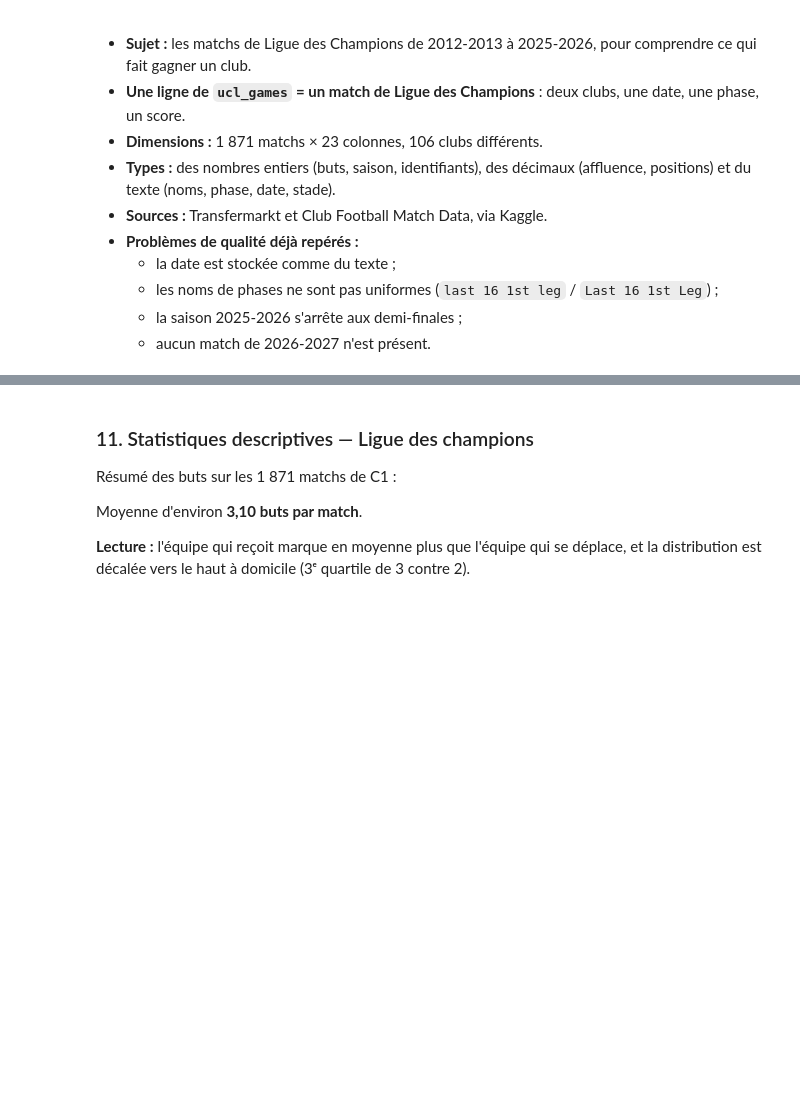
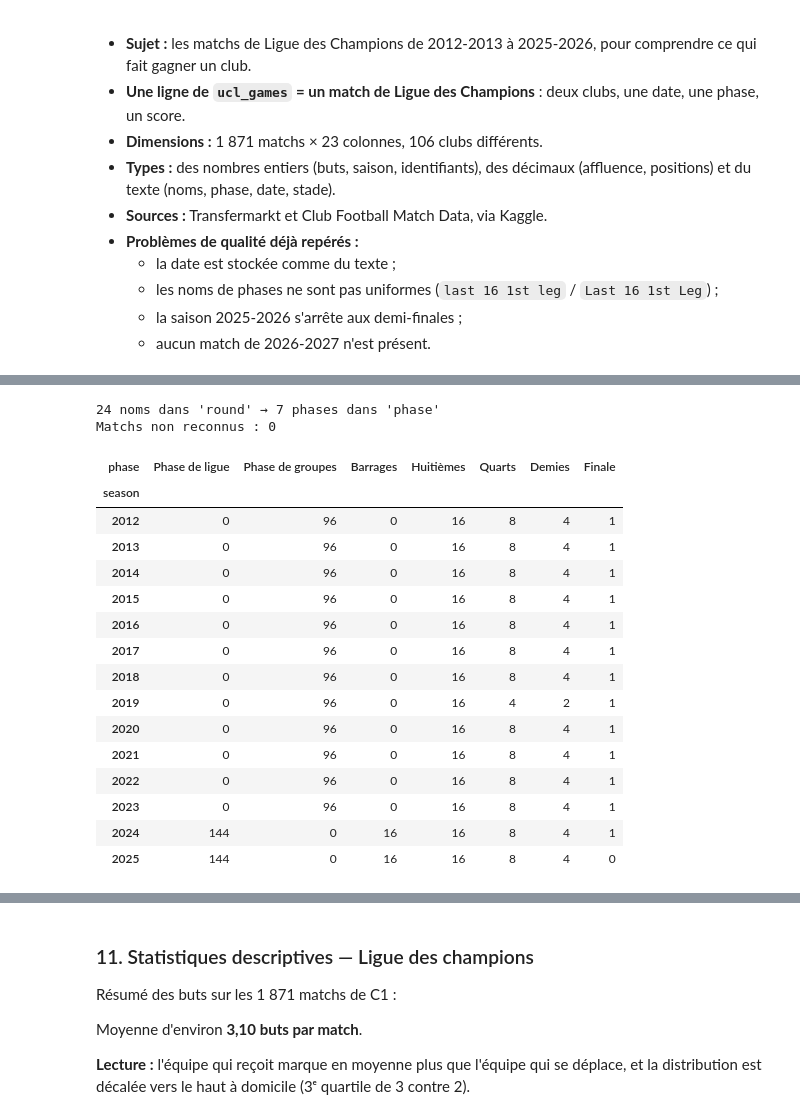
Before and after one commit to moussa197/CHAMPIONS-, a Jupyter notebook: analyse/EDA.ipynb, the cells around one changed output, grey strips where cells are left out. Saved outputs shown, nothing was run; the diff lists cells and outputs as text; code cells hidden in the pictures; blank space fills up the shorter version.

```diff
--- a/analyse/EDA.ipynb
+++ b/analyse/EDA.ipynb
@@ -304,0 +457,23 @@ plt.show()
+# %%
+# Les vrais buts de chaque club dans chaque match : on compte les événements "Goals"
+buts = events_cl[events_cl['type'] == 'Goals'].groupby(['game_id', 'club_id']).size()
+
+# Pour chaque match, on va chercher (match, club à domicile) et (match, club à l'extérieur)
+# fill_value=0 : si un club n'a aucun événement "Goals", il a marqué 0 but
+buts_dom = buts.reindex(list(zip(ucl_games['game_id'], ucl_games['home_club_id'])), fill_value=0).to_numpy()
+buts_ext = buts.reindex(list(zip(ucl_games['game_id'], ucl_games['away_club_id'])), fill_value=0).to_numpy()
+
+# Vérification : combien de matchs ont un score différent du recomptage ?
+differents = (buts_dom != ucl_games['home_club_goals']) | (buts_ext != ucl_games['away_club_goals'])
+print(f"Matchs dont le score ne correspond pas aux buts marqués : {differents.sum()}")
+print(f"Dont matchs avec tirs au but : {ucl_games.loc[differents, 'game_id'].isin(matchs_tab).sum()}")
+
+# Correction
+moyenne_avant = ucl_games['total_buts'].mean()
+ucl_games['tirs_au_but'] = ucl_games['game_id'].isin(matchs_tab)
+ucl_games['home_club_goals'] = buts_dom
+ucl_games['away_club_goals'] = buts_ext
+ucl_games['total_buts'] = ucl_games['home_club_goals'] + ucl_games['away_club_goals']
+print(f"Buts par match : {moyenne_avant:.2f} avant correction → {ucl_games['total_buts'].mean():.2f} après")
+
+ucl_games.loc[ucl_games['tirs_au_but'], cols_score]
@@ -304,0 +511,40 @@ plt.show()
+# %%
+r = ucl_games['round'].str.lower()   # tout en minuscules pour comparer facilement
+
+# Une condition par phase (l'ordre compte : la 1re condition vraie l'emporte)
+conditions = [
+    r.str.startswith('group') & (ucl_games['season'] >= 2024),   # nouveau format
+    r.str.startswith('group'),
+    r.str.startswith('intermediate'),
+    r.str.startswith('last 16'),
+    r.str.startswith('quarter'),
+    r.str.startswith('semi'),
+    r == 'final',
+]
+phases = ['Phase de ligue', 'Phase de groupes', 'Barrages', 'Huitièmes', 'Quarts', 'Demies', 'Finale']
+ucl_games['phase'] = np.select(conditions, phases, default='Inconnue')
+
+print(f"{ucl_games['round'].nunique()} noms dans 'round' → {ucl_games['phase'].nunique()} phases dans 'phase'")
+print(f"Matchs non reconnus : {(ucl_games['phase'] == 'Inconnue').sum()}")
+
+# Vérification : nombre de matchs par saison et par phase
+pd.crosstab(ucl_games['season'], ucl_games['phase'])[phases]
+# %% [output]
+24 noms dans 'round' → 7 phases dans 'phase'
+Matchs non reconnus : 0
+| phase | Phase de ligue | Phase de groupes | Barrages | Huitièmes | Quarts | Demies | Finale |
+| season |  |  |  |  |  |  |  |
+| 2012 | 0 | 96 | 0 | 16 | 8 | 4 | 1 |
+| 2013 | 0 | 96 | 0 | 16 | 8 | 4 | 1 |
+| 2014 | 0 | 96 | 0 | 16 | 8 | 4 | 1 |
+| 2015 | 0 | 96 | 0 | 16 | 8 | 4 | 1 |
+| 2016 | 0 | 96 | 0 | 16 | 8 | 4 | 1 |
+| 2017 | 0 | 96 | 0 | 16 | 8 | 4 | 1 |
+| 2018 | 0 | 96 | 0 | 16 | 8 | 4 | 1 |
+| 2019 | 0 | 96 | 0 | 16 | 4 | 2 | 1 |
+| 2020 | 0 | 96 | 0 | 16 | 8 | 4 | 1 |
+| 2021 | 0 | 96 | 0 | 16 | 8 | 4 | 1 |
+| 2022 | 0 | 96 | 0 | 16 | 8 | 4 | 1 |
+| 2023 | 0 | 96 | 0 | 16 | 8 | 4 | 1 |
+| 2024 | 144 | 0 | 16 | 16 | 8 | 4 | 1 |
+| 2025 | 144 | 0 | 16 | 16 | 8 | 4 | 0 |
```
Also changed, not shown: parts of 23 cells of this notebook.
